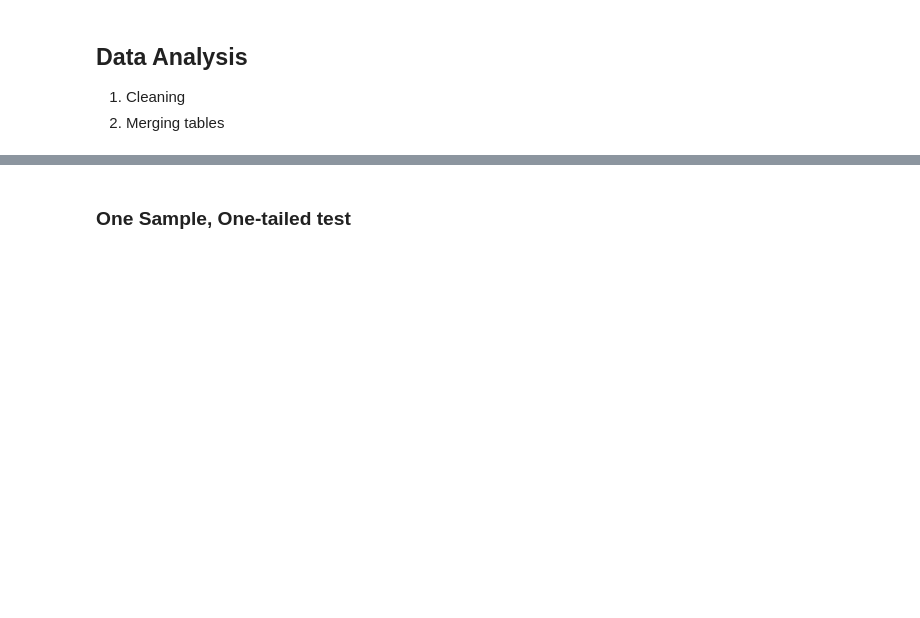
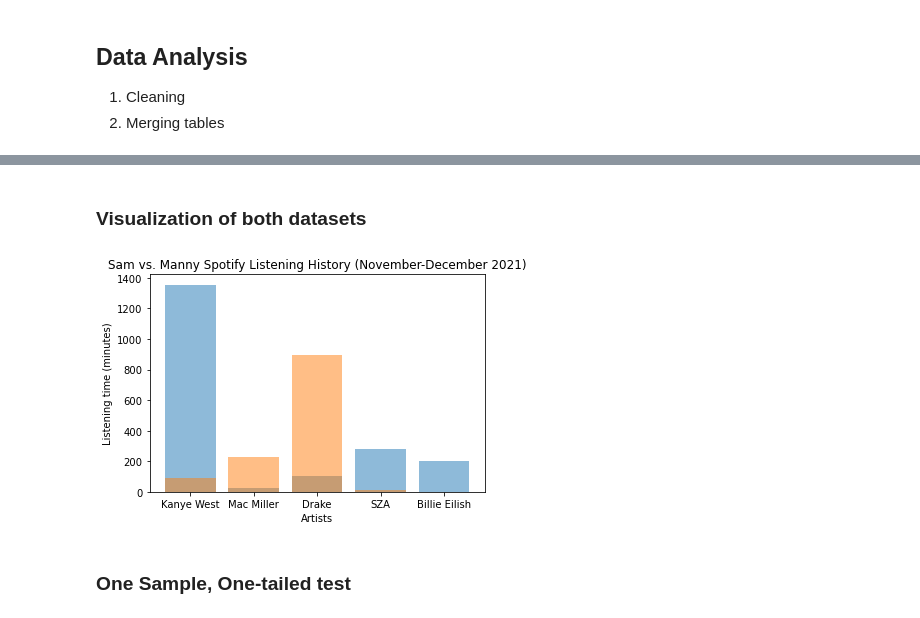
Before and after one commit to samhpr/FinalProject, a Jupyter notebook: main.ipynb, the cells around one changed output, grey strips where cells are left out. Cells and saved outputs as stored; diff of their text form; code cells hidden in the pictures; blank space fills up the shorter version.

```diff
--- a/main.ipynb
+++ b/main.ipynb
@@ -82,3 +111,14 @@ plt.bar(x,y)
+# %% [markdown]
+### Visualization of both datasets
+# %%
+plt.ylabel("Listening time (minutes)")
+plt.xlabel("Artists")
+plt.title("Sam vs. Manny Spotify Listening History (November-December 2021)")
+plt.bar(x, y, alpha=0.5)
+plt.bar(x1, y1, alpha=0.5)
+plt.show()
+# %% [output]
+[figure, added]
 # %% [markdown]
 ### One Sample, One-tailed test
 # %%
```
Also changed, not shown: parts of 9 cells of this notebook, 2 other files.
